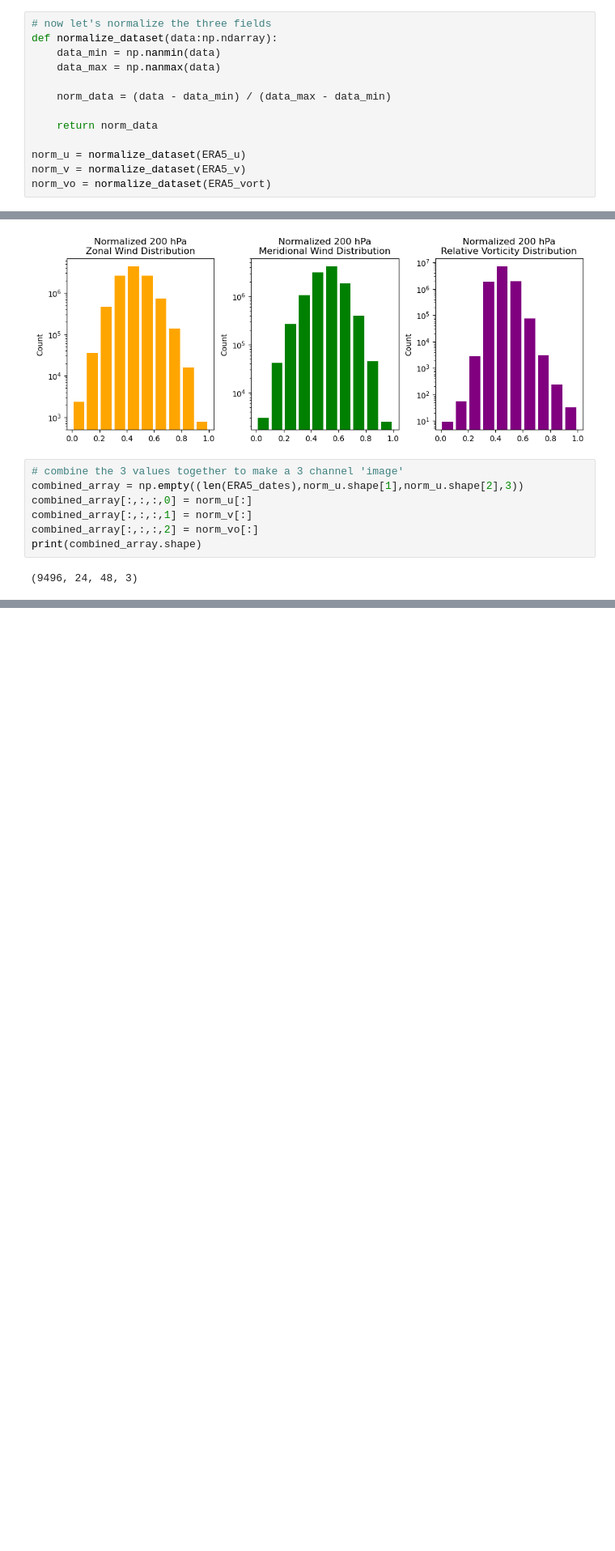
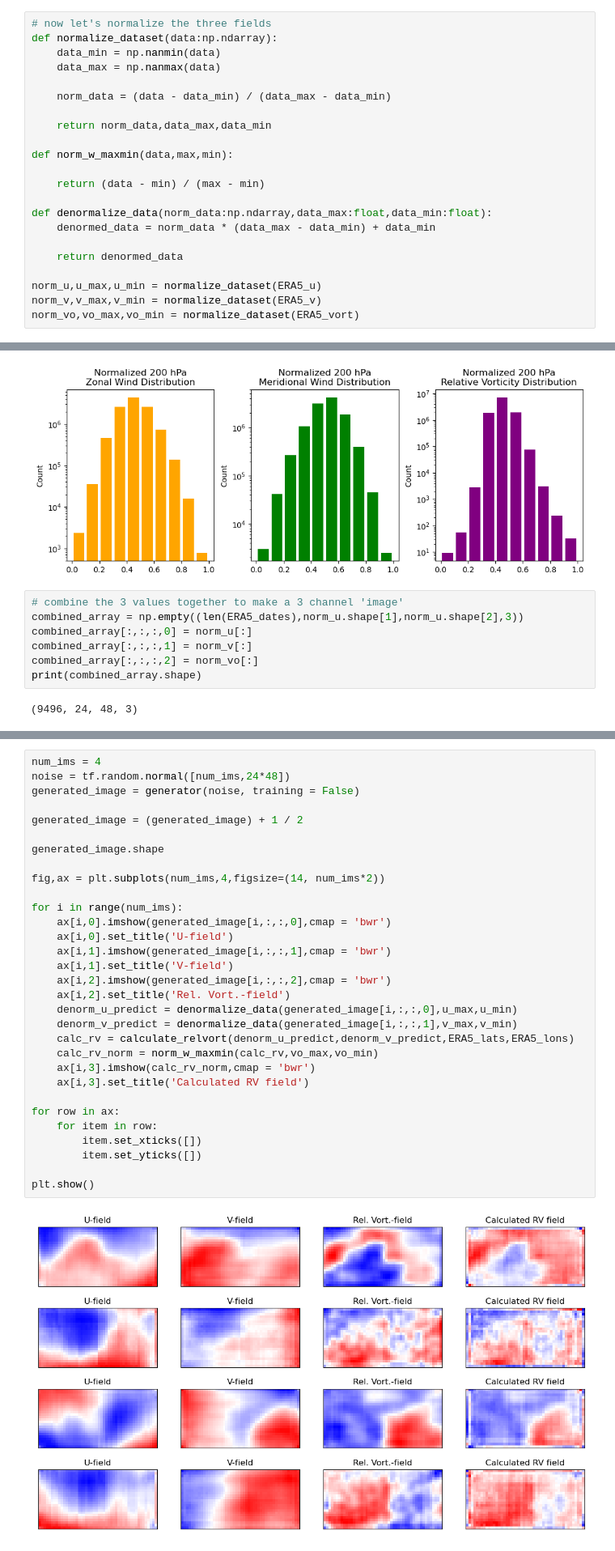
Before and after one commit to JustinRHudson/ATS780_Homework3, a Jupyter notebook: CODE/relVort_gan.ipynb, the cells around one changed output, grey strips where cells are left out. Shown at 81% size. Cells and saved outputs as stored; diff of their text form; blank space fills up the shorter version.

```diff
--- a/CODE/relVort_gan.ipynb
+++ b/CODE/relVort_gan.ipynb
@@ -158,11 +148,20 @@ def normalize_dataset(data:np.ndarray):
 
     norm_data = (data - data_min) / (data_max - data_min)
 
-    return norm_data
+    return norm_data,data_max,data_min
 
-norm_u = normalize_dataset(ERA5_u)
-norm_v = normalize_dataset(ERA5_v)
-norm_vo = normalize_dataset(ERA5_vort)
+def norm_w_maxmin(data,max,min):
+
+    return (data - min) / (max - min)
+
+def denormalize_data(norm_data:np.ndarray,data_max:float,data_min:float):
+    denormed_data = norm_data * (data_max - data_min) + data_min
+
+    return denormed_data
+
+norm_u,u_max,u_min = normalize_dataset(ERA5_u)
+norm_v,v_max,v_min = normalize_dataset(ERA5_v)
+norm_vo,vo_max,vo_min = normalize_dataset(ERA5_vort)
 # %%
 fit, ax = plt.subplots(1,3,figsize = (12,4))
 
@@ -406,0 +445,33 @@ KeyboardInterrupt:
+# %%
+num_ims = 4
+noise = tf.random.normal([num_ims,24*48])
+generated_image = generator(noise, training = False)
+
+generated_image = (generated_image) + 1 / 2
+
+generated_image.shape
+
+fig,ax = plt.subplots(num_ims,4,figsize=(14, num_ims*2))
+
+for i in range(num_ims):
+    ax[i,0].imshow(generated_image[i,:,:,0],cmap = 'bwr')
+    ax[i,0].set_title('U-field')
+    ax[i,1].imshow(generated_image[i,:,:,1],cmap = 'bwr')
+    ax[i,1].set_title('V-field')
+    ax[i,2].imshow(generated_image[i,:,:,2],cmap = 'bwr')
+    ax[i,2].set_title('Rel. Vort.-field')
+    denorm_u_predict = denormalize_data(generated_image[i,:,:,0],u_max,u_min)
+    denorm_v_predict = denormalize_data(generated_image[i,:,:,1],v_max,v_min)
+    calc_rv = calculate_relvort(denorm_u_predict,denorm_v_predict,ERA5_lats,ERA5_lons)
+    calc_rv_norm = norm_w_maxmin(calc_rv,vo_max,vo_min)
+    ax[i,3].imshow(calc_rv_norm,cmap = 'bwr')
+    ax[i,3].set_title('Calculated RV field')
+
+for row in ax:
+    for item in row:
+        item.set_xticks([])
+        item.set_yticks([])
+
+plt.show()
+# %% [output]
+[figure, added]
```
Also changed, not shown: parts of 17 cells of this notebook.
